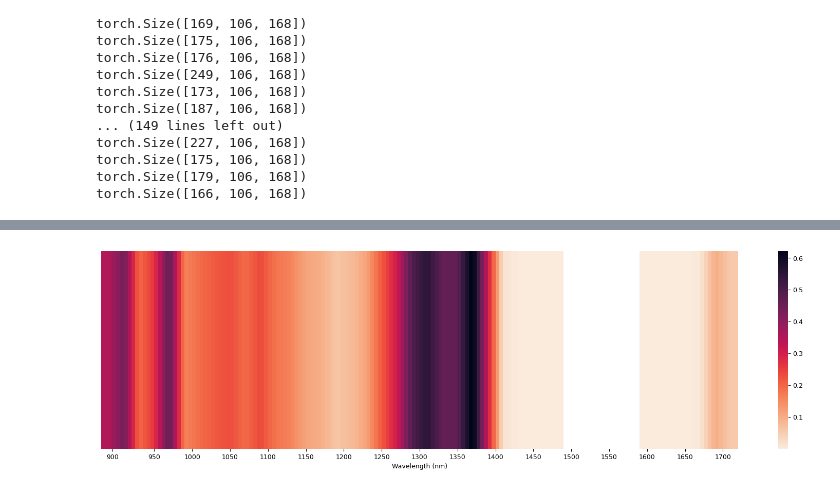
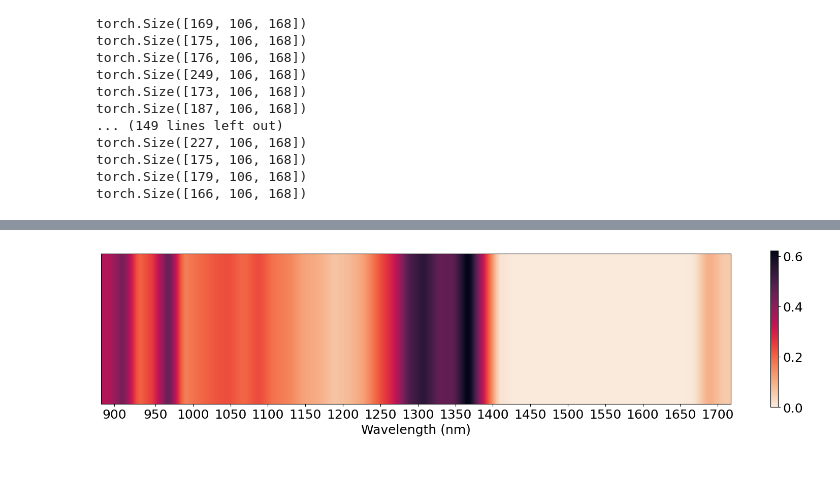
Before and after one commit to ArmoredP1g/MineralPixelPredictor, a Jupyter notebook: notbooks/GradCam_AVG.ipynb, the cells around one changed output, grey strips where cells are left out. Cells and saved outputs as stored; diff of their text form; code cells hidden in the pictures.

```diff
--- a/notbooks/GradCam_AVG.ipynb
+++ b/notbooks/GradCam_AVG.ipynb
@@ -197,7 +198,7 @@ cam /= count
 # %%
 
 
-fig = plt.figure(figsize=(20, 5))
+fig = plt.figure(figsize=(20, 4))
 
 x_values = np.array([886.49, 891.36, 896.22, 901.09, 905.96, 910.83, 915.7, 920.57, 925.44, 930.32, 935.19,
                      940.07, 944.95, 949.83, 954.71, 959.6, 964.48, 969.37, 974.26, 979.15, 984.04, 988.93,
@@ -218,10 +219,15 @@ x_values = np.array([886.49, 891.36, 896.22, 901.09, 905.96, 910.83, 915.7, 920.
                      1693.35, 1698.45, 1703.55, 1708.65, 1713.75, 1718.86])
 
 heatmap_data = cam.unsqueeze(0).cpu().detach().numpy()
-heatmap_data[heatmap_data < 0.01] = 0.01  # 将小于0.01的值设置为0.01, 使得热力图更加清晰
+# heatmap_data[heatmap_data < 0.01] = 0.01  # 将小于0.01的值设置为0.01, 使得热力图更加清晰
 mask = heatmap_data == 0
 
-sns.heatmap(heatmap_data, mask=mask, cmap='rocket_r')
+
+N = 40  # 重复次数，可以根据需要调整
+heatmap_data_2d = np.tile(heatmap_data, (N, 1))
+
+plt.imshow(heatmap_data_2d, cmap='rocket_r', interpolation='bilinear')  # 使用 'bilinear' 插值方法
+plt.colorbar()  # 显示颜色条
 
 # spec_data = data_tensor[0]['tensor'][idx].unsqueeze(0).squeeze(0).cpu().detach().numpy()
 # spec_data_diff1 = min_max_normalization(z_score_normalization(np.diff(spec_data, 1, axis=0)))
@@ -234,32 +240,34 @@ sns.heatmap(heatmap_data, mask=mask, cmap='rocket_r')
 # plt.plot(spec_data, color='blue', linewidth=1.5)
 # plt.plot(spec_data_diff1, color='green', linewidth=1.5)
 # plt.plot(spec_data_diff2, color='red', linewidth=1.5)
 
 ticks = []
 labels = []
 cur_band = 900 # 第一个整百波长
 for idx in range(x_values.__len__()):
     if x_values[idx] >= cur_band:
         ticks.append(idx)
         labels.append(str(cur_band))
         cur_band += 50
     else:
         continue
 
+# 设置全局字体大小
+plt.rc('font', size=18)  # 默认字体大小
 
 # 设置x轴的标签
 plt.xticks(ticks, labels, rotation='horizontal')  # 添加 rotation='horizontal' 使得x轴标签水平显示
 
 # 添加x轴的单位
 plt.xlabel('Wavelength (nm)')  # 添加x轴的单位
 
 # 清除y轴的标签
 plt.yticks([])  # 清除y轴的标签
 
 
 # 显示图表
 plt.show()
 
-fig.savefig('可视化_全.pdf', dpi=300, bbox_inches='tight')
+fig.savefig('可视化_全.pdf', dpi=300, bbox_inches='tight', pad_inches=0)
 # %% [output]
-[figure, old version]
+[figure, new version]
```
Also changed, not shown: parts of 1 cell of this notebook, 5 other files.
